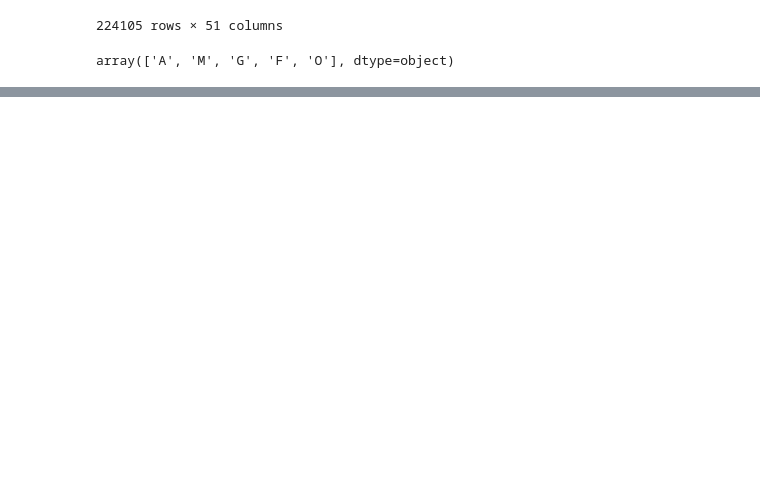
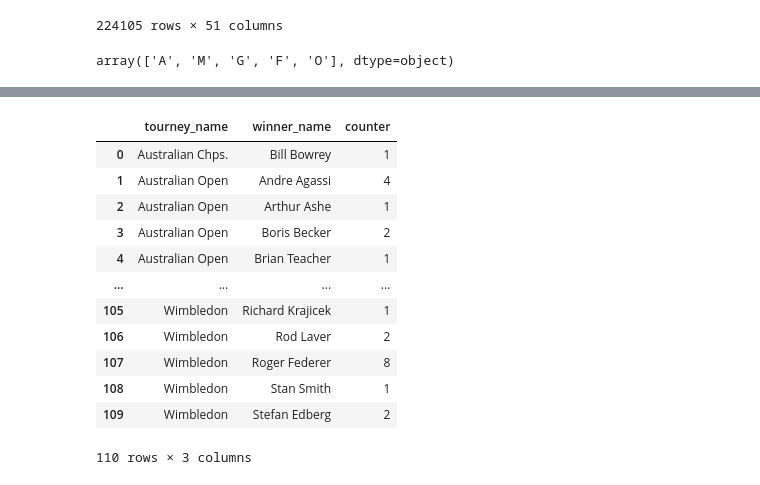
Before and after one commit to Miasekk/tennis_atp, a Jupyter notebook: data_preparation.ipynb, the cells around one changed output, grey strips where cells are left out. Drawn from its saved outputs; the diff is of its cells as text; code cells hidden in the pictures; blank space fills up the shorter version.

```diff
--- a/data_preparation.ipynb
+++ b/data_preparation.ipynb
@@ -119,0 +175,21 @@ array(['32', '16', '64', '128', '96', '8', '4', '6', nan, '10', '5', '9',
+# %%
+df_gs_winners = df_main_draw[(df_main_draw['tourney_level'] =='G') & (df_main_draw['round'] =='F')]
+# %%
+df_gs_winners.loc[:,'counter'] = 1
+df_gs_winners = df_gs_winners[['tourney_name','winner_name', 'counter']]
+# %%
+df_gs_winners.groupby(by=['tourney_name','winner_name'], as_index = False).sum('counter')
+# %% [output]
+|  | tourney_name | winner_name | counter |
+| 0 | Australian Chps. | Bill Bowrey | 1 |
+| 1 | Australian Open | Andre Agassi | 4 |
+| 2 | Australian Open | Arthur Ashe | 1 |
+| 3 | Australian Open | Boris Becker | 2 |
+| 4 | Australian Open | Brian Teacher | 1 |
+| ... | ... | ... | ... |
+| 105 | Wimbledon | Richard Krajicek | 1 |
+| 106 | Wimbledon | Rod Laver | 2 |
+| 107 | Wimbledon | Roger Federer | 8 |
+| 108 | Wimbledon | Stan Smith | 1 |
+| 109 | Wimbledon | Stefan Edberg | 2 |
+110 rows × 3 columns
```
Also changed, not shown: parts of 5 cells of this notebook.
